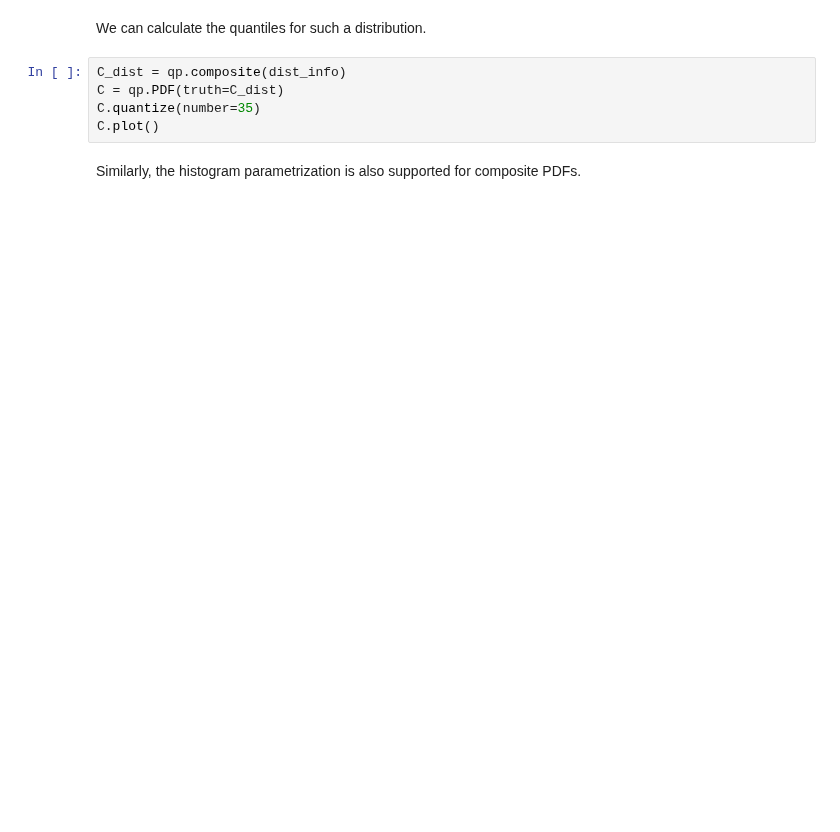
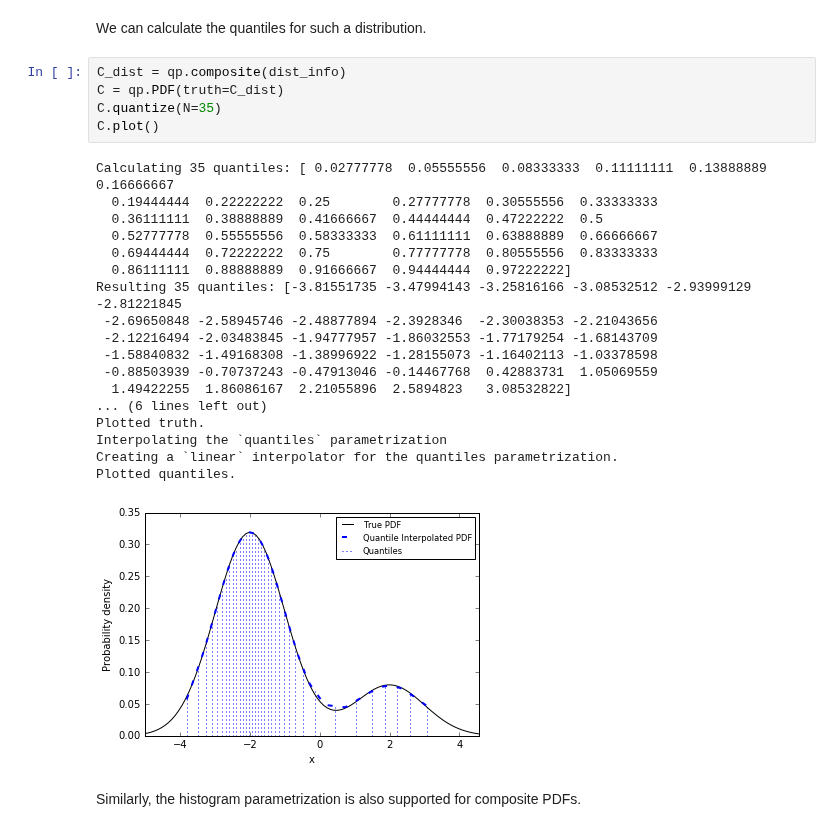
Before and after one commit to aimalz/qp, a Jupyter notebook: docs/notebooks/demo.ipynb, the cells around one changed output. Cells and saved outputs as stored; diff of their text form; blank space fills up the shorter version.

```diff
--- a/docs/notebooks/demo.ipynb
+++ b/docs/notebooks/demo.ipynb
@@ -183,8 +297,27 @@ We can calculate the quantiles for such a distribution.
 # %%
 C_dist = qp.composite(dist_info)
 C = qp.PDF(truth=C_dist)
-C.quantize(number=35)
+C.quantize(N=35)
 C.plot()
+# %% [output]
+Calculating 35 quantiles: [ 0.02777778  0.05555556  0.08333333  0.11111111  0.13888889  0.16666667
+  0.19444444  0.22222222  0.25        0.27777778  0.30555556  0.33333333
+  0.36111111  0.38888889  0.41666667  0.44444444  0.47222222  0.5
+  0.52777778  0.55555556  0.58333333  0.61111111  0.63888889  0.66666667
+  0.69444444  0.72222222  0.75        0.77777778  0.80555556  0.83333333
+  0.86111111  0.88888889  0.91666667  0.94444444  0.97222222]
+Resulting 35 quantiles: [-3.81551735 -3.47994143 -3.25816166 -3.08532512 -2.93999129 -2.81221845
+ -2.69650848 -2.58945746 -2.48877894 -2.3928346  -2.30038353 -2.21043656
+ -2.12216494 -2.03483845 -1.94777957 -1.86032553 -1.77179254 -1.68143709
+ -1.58840832 -1.49168308 -1.38996922 -1.28155073 -1.16402113 -1.03378598
+ -0.88503939 -0.70737243 -0.47913046 -0.14467768  0.42883731  1.05069559
+  1.49422255  1.86086167  2.21055896  2.5894823   3.08532822]
+... (6 lines left out)
+Plotted truth.
+Interpolating the `quantiles` parametrization
+Creating a `linear` interpolator for the quantiles parametrization.
+Plotted quantiles.
+[figure, added]
 # %% [markdown]
 Similarly, the histogram parametrization is also supported for composite PDFs.
 # %%
```
Also changed, not shown: parts of 19 cells of this notebook, 2 other files.
